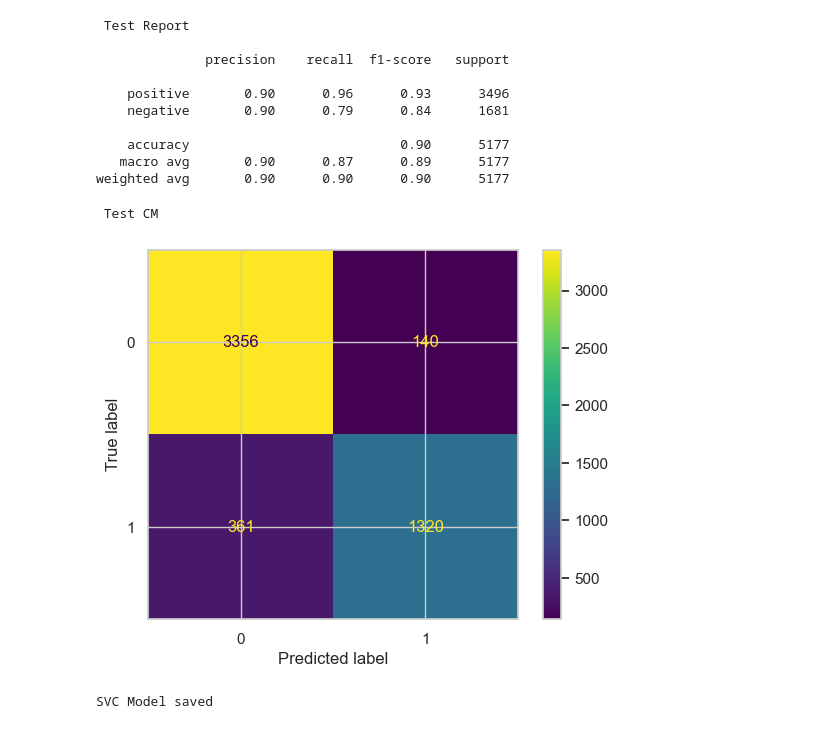
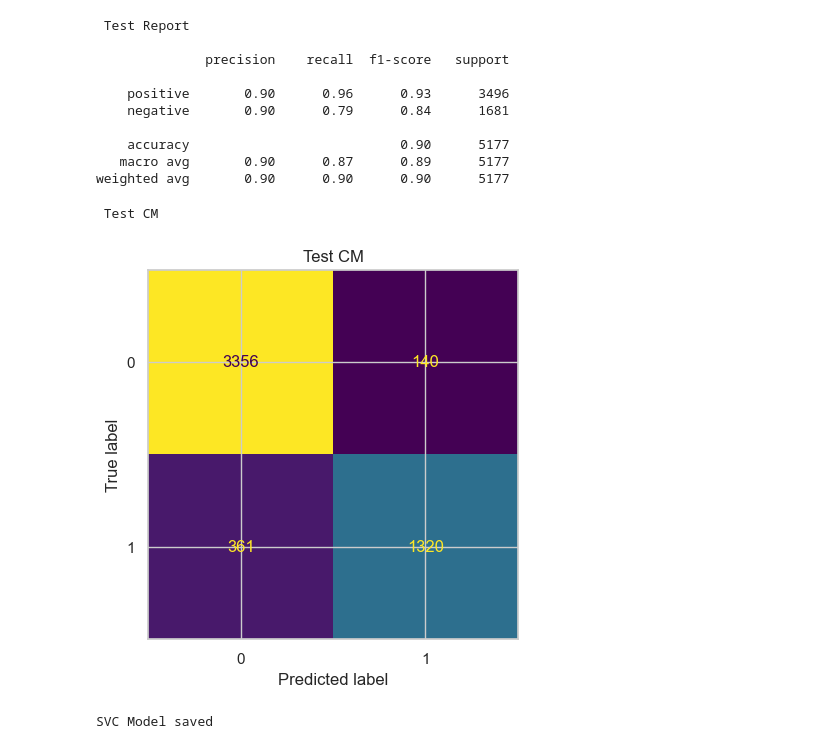
Before and after one commit to A01795375/Proyecto_Integrador_cancer, a Jupyter notebook: notebooks/Avance 3.ipynb, the cells around one changed output. Saved outputs shown, nothing was run; the diff lists cells and outputs as text; code cells hidden in the pictures.

```diff
--- a/notebooks/Avance 3.ipynb
+++ b/notebooks/Avance 3.ipynb
@@ -257,12 +256,13 @@ weighted avg       0.90      0.90      0.90      5177
 # %%
 print(' Test CM \n')
 cm_svc = confusion_matrix(y_test, y_test_pred_svc)
 disp = ConfusionMatrixDisplay(confusion_matrix=cm_svc)
-disp.plot()
+disp.plot(colorbar=False)
+disp.ax_.set_title('Test CM')
 plt.show()
 # %% [output]
  Test CM
-[figure, old version]
+[figure, new version]
 # %%
 with open("../models/svc_model.pkl", "wb") as f:
     pickle.dump(svc_grid.best_estimator_, f)
```
Also changed, not shown: parts of 16 cells of this notebook, 1 other file.
